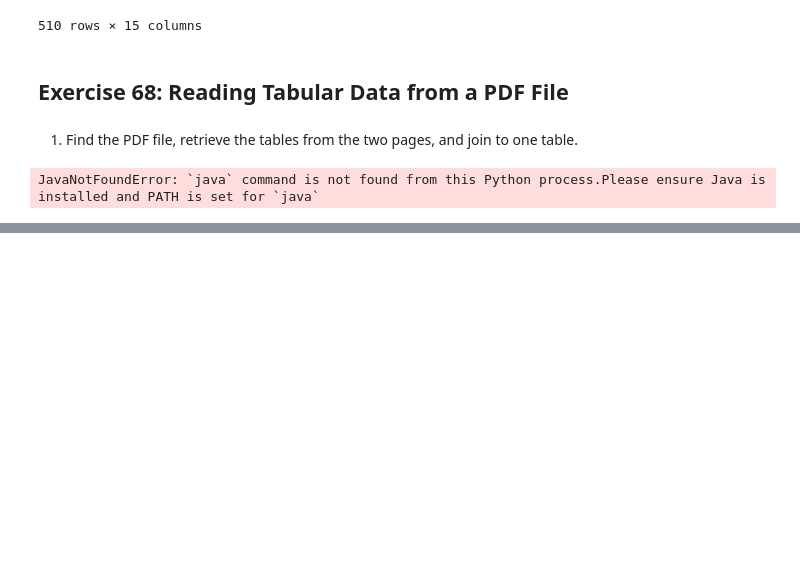
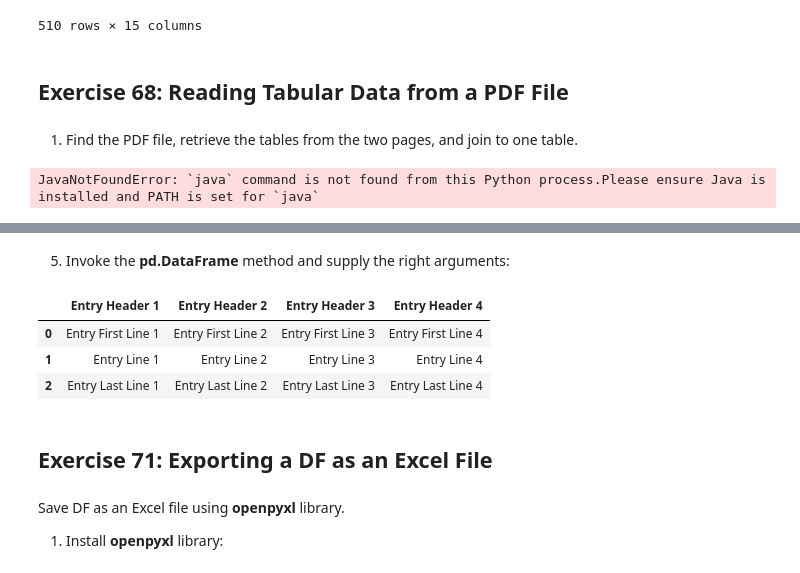
Before and after one commit to ScottBreitbach/DSC540, a Jupyter notebook: Weeks5-6/DWwP_Ch5-6/540Wks5-6_DWwP-Ch5.ipynb, the cells around one changed output, grey strips where cells are left out. Saved outputs shown, nothing was run; the diff lists cells and outputs as text; code cells hidden in the pictures; blank space fills up the shorter version.

```diff
--- a/Weeks5-6/DWwP_Ch5-6/540Wks5-6_DWwP-Ch5.ipynb
+++ b/Weeks5-6/DWwP_Ch5-6/540Wks5-6_DWwP-Ch5.ipynb
@@ -430,0 +656,3 @@ JavaNotFoundError: `java` command is not found from this Python process.Please e
+# %%
+dataWoHeadr = data[1:]
+dataWoHeadr
@@ -430,0 +678,3 @@ JavaNotFoundError: `java` command is not found from this Python process.Please e
+# %%
+headers = data[0]
+headers
@@ -430,0 +690,3 @@ JavaNotFoundError: `java` command is not found from this Python process.Please e
+# %%
+colHeaders = [th.getText() for th in headers.findAll('th')]
+colHeaders
@@ -430,0 +698,3 @@ JavaNotFoundError: `java` command is not found from this Python process.Please e
+# %%
+dfData = [[td.getText() for td in tr.findAll('td')] for tr in dataWoHeadr]
+dfData
@@ -430,0 +711,15 @@ JavaNotFoundError: `java` command is not found from this Python process.Please e
+# %% [markdown]
+5) Invoke the **pd.DataFrame** method and supply the right arguments:
+# %%
+df = pd.DataFrame(dfData, columns=colHeaders)
+df
+# %% [output]
+|  | Entry Header 1 | Entry Header 2 | Entry Header 3 | Entry Header 4 |
+| 0 | Entry First Line 1 | Entry First Line 2 | Entry First Line 3 | Entry First Line 4 |
+| 1 | Entry Line 1 | Entry Line 2 | Entry Line 3 | Entry Line 4 |
+| 2 | Entry Last Line 1 | Entry Last Line 2 | Entry Last Line 3 | Entry Last Line 4 |
+# %% [markdown]
+## Exercise 71: Exporting a DF as an Excel File
+# %% [markdown]
+Save DF as an Excel file using **openpyxl** library.
+1) Install **openpyxl** library:
```
Also changed, not shown: parts of 57 cells of this notebook, 2 other files.
